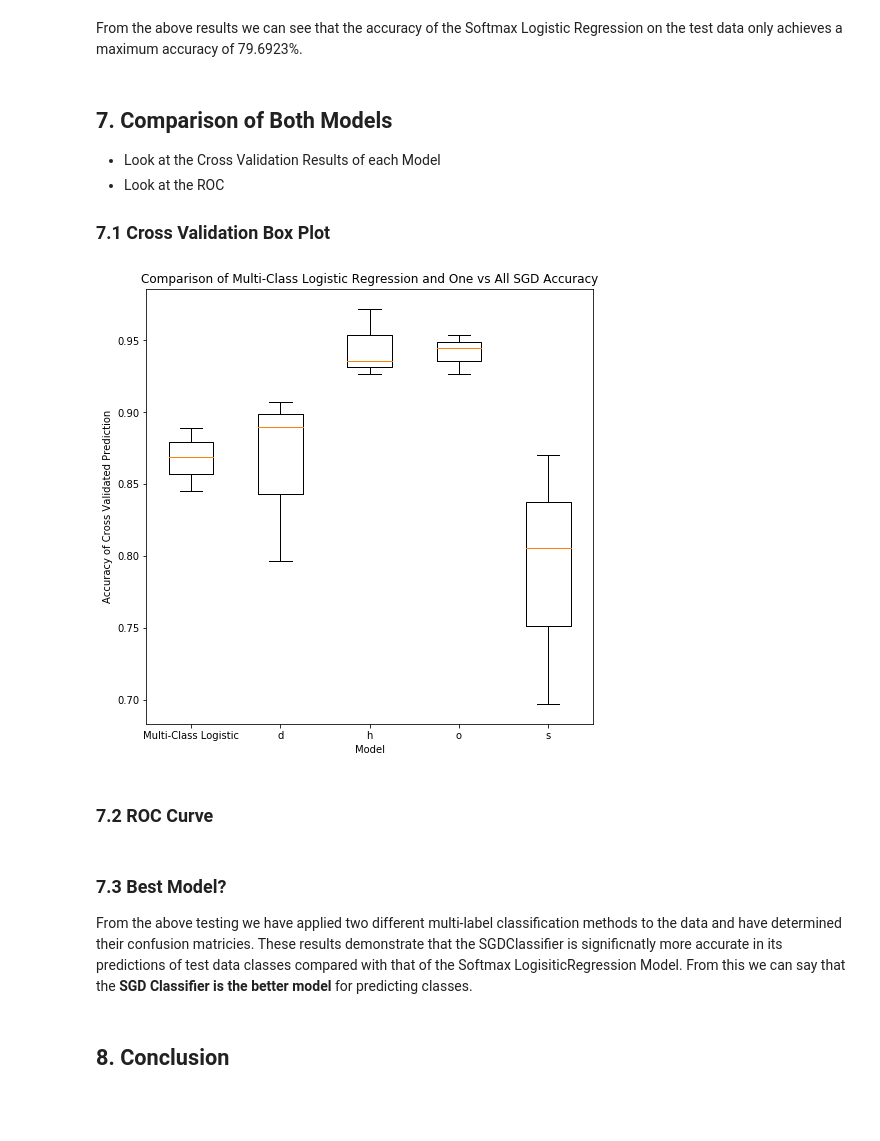
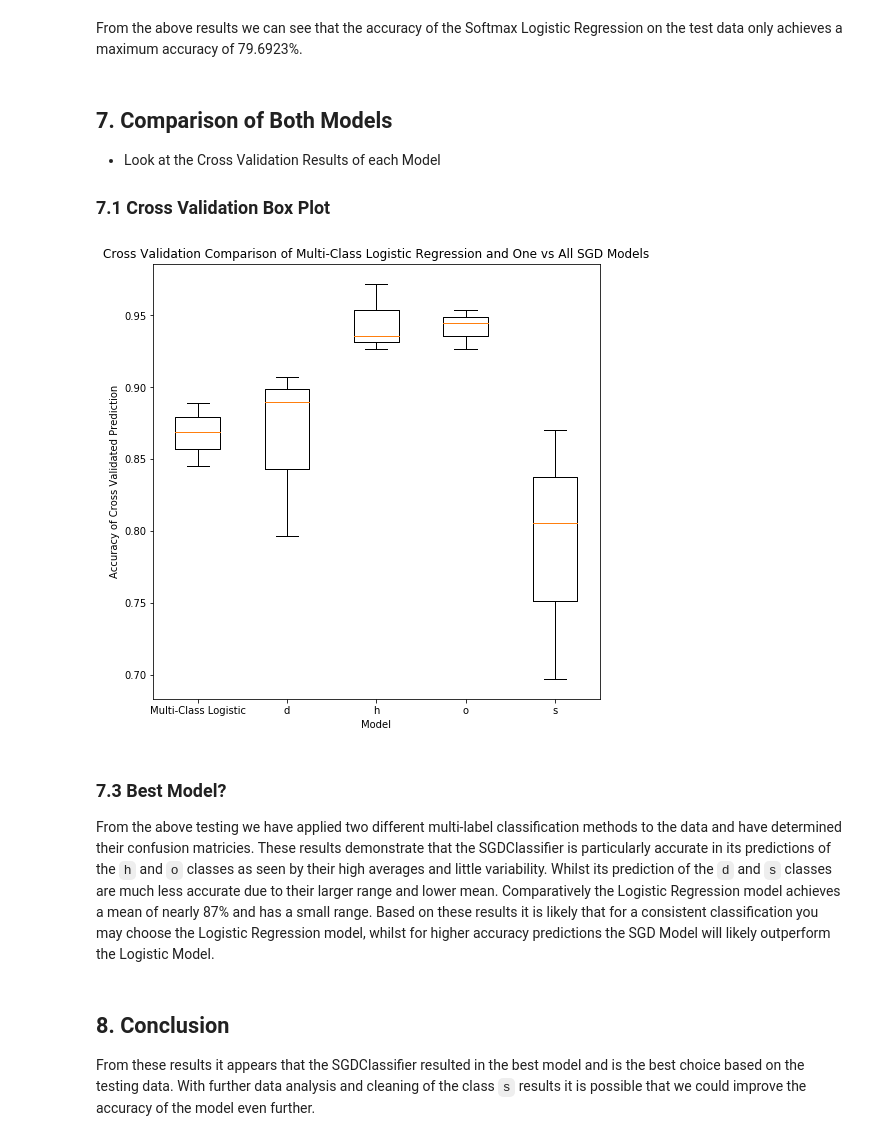
Before and after one commit to SamuelHeath/handson-ml, a Jupyter notebook: labs/lab2/lab02.ipynb, the cells around one changed output. Drawn from its saved outputs; the diff is of its cells as text; code cells hidden in the pictures; blank space fills up the shorter version.

```diff
--- a/labs/lab2/lab02.ipynb
+++ b/labs/lab2/lab02.ipynb
@@ -274,13 +263,8 @@ We find that the accuracy of the prediction of a One vs All SGD ranges between 8
 from sklearn.linear_model import LogisticRegression
 from sklearn.metrics import precision_score, recall_score
 
-logistic_params = {'C': range(1,20), 'max_iter': range(1,1000)}
-
-log = LogisticRegression(random_state=42, solver='lbfgs', multi_class="multinomial")
-grid = GridSearchCV(log, logistic_params, scoring='accuracy', cv=3).fit(X_train_scaled, y_train)
-print(grid.best_params_)
-print(grid.best_score_)
-Y_test_predict = grid.predict(X_test_scaled)
-logistic_cross_val = cross_val_score(grid, X_test_scaled, y_test_copy, cv=3, scoring='accuracy')
+log = LogisticRegression(random_state=42, solver='lbfgs', multi_class="multinomial", C=16).fit(X_train_scaled, y_train)
+Y_test_predict = log.predict(X_test_scaled)
+logistic_cross_val = cross_val_score(log, X_test_scaled, y_test_copy, cv=3, scoring='accuracy')
 # %% [markdown]
 ### 6.1 Selection of optimal Logistic Parameters
@@ -319,22 +302,22 @@ From the above results we can see that the accuracy of the Softmax Logistic Regr
 # %% [markdown]
 ## 7. Comparison of Both Models
 - Look at the Cross Validation Results of each Model
-- Look at the ROC
 
 ### 7.1 Cross Validation Box Plot
 # %%
 plt.figure(figsize=(8,8))
 plt.boxplot([logistic_cross_val]+sgd_cross_val, labels=['Multi-Class Logistic']+order)
-plt.title("Comparison of Multi-Class Logistic Regression and One vs All SGD Accuracy")
+plt.title("Cross Validation Comparison of Multi-Class Logistic Regression and One vs All SGD Models")
 plt.ylabel("Accuracy of Cross Validated Prediction")
 plt.xlabel("Model")
 plt.show()
 # %% [output]
-[figure, old version]
+[figure, new version]
-# %% [markdown]
-### 7.2 ROC Curve
 # %% [markdown]
 ### 7.3 Best Model?
-From the above testing we have applied two different multi-label classification methods to the data and have determined their confusion matricies. These results demonstrate that the SGDClassifier is significnatly more accurate in its predictions of test data classes compared with that of the Softmax LogisiticRegression Model. From this we can say that the **SGD Classifier is the better model** for predicting classes.
+From the above testing we have applied two different multi-label classification methods to the data and have determined their confusion matricies. These results demonstrate that the SGDClassifier is particularly accurate in its predictions of the `h` and `o` classes as seen by their high averages and little variability. Whilst its prediction of the `d` and `s` classes are much less accurate due to their larger range and lower mean.
+Comparatively the Logistic Regression model achieves a mean of nearly 87% and has a small range.
+Based on these results it is likely that for a consistent classification you may choose the Logistic Regression model, whilst for higher accuracy predictions the SGD Model will likely outperform the Logistic Model.
-# %% [markdown]
-## 8. Conclusion
+# %% [markdown]
+## 8. Conclusion
+From these results it appears that the SGDClassifier resulted in the best model and is the best choice based on the testing data. With further data analysis and cleaning of the class `s` results it is possible that we could improve the accuracy of the model even further.
```
Also changed, not shown: parts of 10 cells of this notebook.
